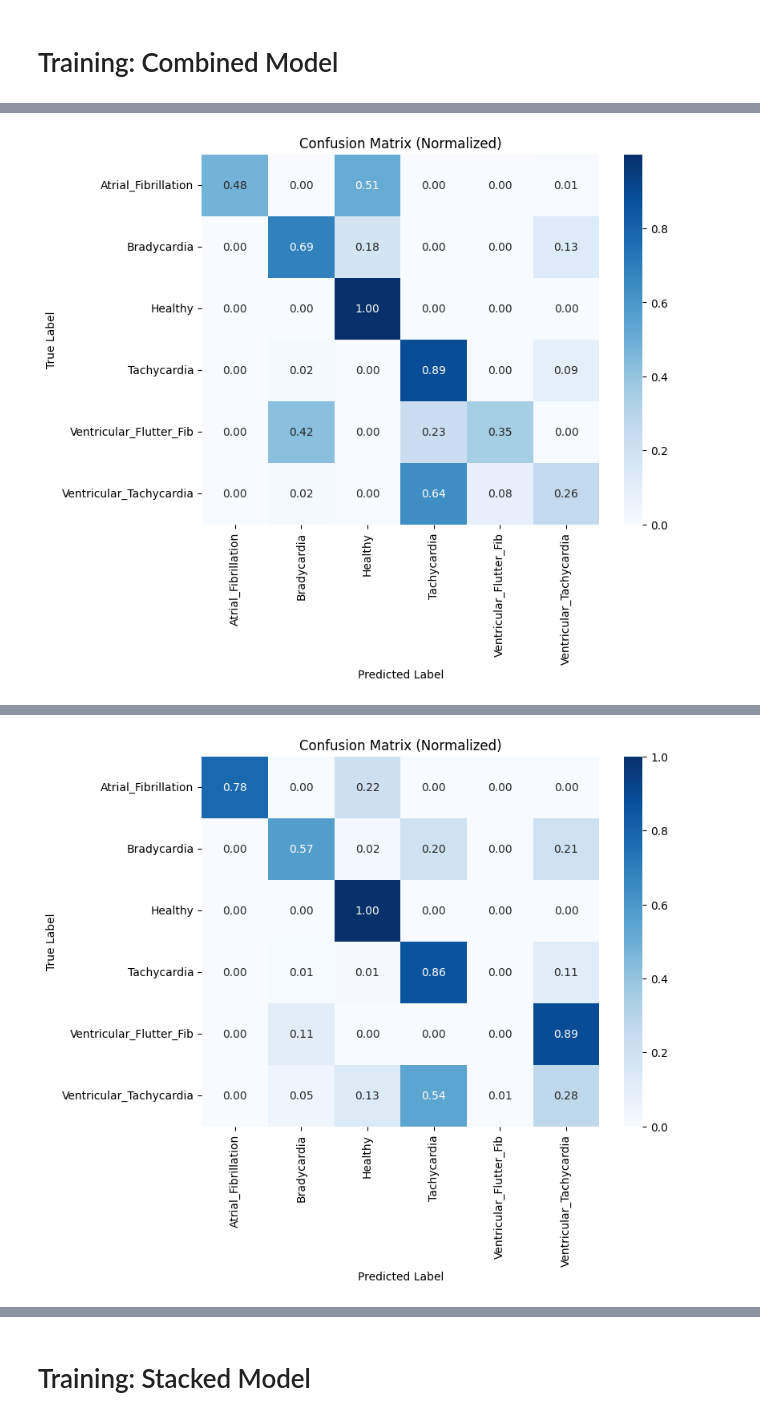
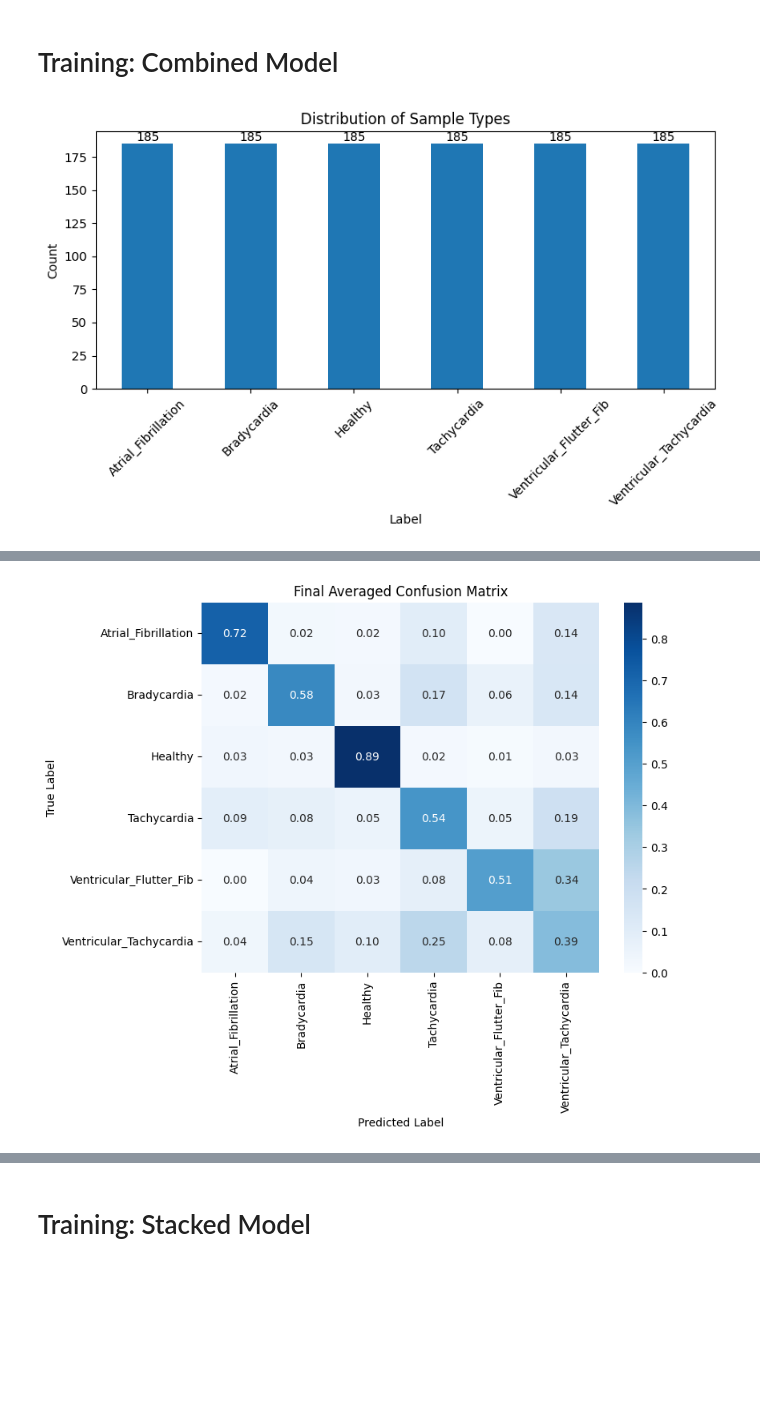
Before and after one commit to sarah-alabdulrazzak/RhythmGuard, a Jupyter notebook: Combined_Models.ipynb, the cells around one changed output, grey strips where cells are left out. Saved outputs shown, nothing was run; the diff lists cells and outputs as text; code cells hidden in the pictures; blank space fills up the shorter version.

Commit message:
Goated confusion matrix

```diff
--- a/Combined_Models.ipynb
+++ b/Combined_Models.ipynb
@@ -120,7 +120,7 @@ def getWaveform(label, index, sampleType, startPoint=0, duration=1024, trueAlarm
 
 def getWaveforms(label, index, sampleType, duration=1024, trueAlarm=1):
     if(label=="Atrial_Fibrillation" or label=="Healthy"):
-        fullWaveform = pd.read_csv(df_filtered.loc[(df_filtered["Label"]==label) & (df_filtered["TrueAlarm"]==trueAlarm), "Path"].values[index])[sampleType].values
+        fullWaveform = standardize(pd.read_csv(df_filtered.loc[(df_filtered["Label"]==label) & (df_filtered["TrueAlarm"]==trueAlarm), "Path"].values[index])[sampleType].values)
         periodsList=[]
         for i in range(int(np.floor(len(fullWaveform)/duration))):
             periodsList.append(fullWaveform[i*duration:(i*duration)+duration])
@@ -130,9 +130,9 @@ def getWaveforms(label, index, sampleType, duration=1024, trueAlarm=1):
         elif(sampleType=="PPG"):
             sampleType="PLETH"
         try:
-            fullWaveform = downsample(pd.read_csv(df_filtered.loc[(df_filtered["Label"]==label) & (df_filtered["TrueAlarm"]==trueAlarm), "Path"].values[index])[sampleType].values)
+            fullWaveform = standardize(downsample(pd.read_csv(df_filtered.loc[(df_filtered["Label"]==label) & (df_filtered["TrueAlarm"]==trueAlarm), "Path"].values[index])[sampleType].values))
         except:
-            fullWaveform = downsample(pd.read_csv(df_filtered.loc[(df_filtered["Label"]==label) & (df_filtered["TrueAlarm"]==trueAlarm), "Path"].values[index])["V"].values)
+            fullWaveform = standardize(downsample(pd.read_csv(df_filtered.loc[(df_filtered["Label"]==label) & (df_filtered["TrueAlarm"]==trueAlarm), "Path"].values[index])["V"].values))
         periodsList=[]
         for i in range(int(np.floor(len(fullWaveform)/duration))):
             periodsList.append(fullWaveform[i*duration:(i*duration)+duration])
@@ -384,43 +384,48 @@ from sklearn.model_selection import GroupKFold
 from sklearn.preprocessing import OneHotEncoder
 import seaborn as sns
 from sklearn.metrics import confusion_matrix, accuracy_score
+from imblearn.under_sampling import RandomUnderSampler
 
-def plot_confusion_matrix(y_true, y_pred, class_names, normalize=True):
-         # Compute confusion matrix
-        cm = confusion_matrix(y_true, y_pred)
+max_num_samples=185
 
-        # Normalize if needed
-        if normalize:
-            cm = cm.astype('float') / cm.sum(axis=1, keepdims=True)
+Xg=samples_df.drop(["Labels"], axis=1)
+y=samples_df["Labels"]
+rus = RandomUnderSampler(random_state=0, sampling_strategy={'Atrial_Fibrillation':max_num_samples, 'Bradycardia':max_num_samples, 'Healthy':max_num_samples, 'Tachycardia':max_num_samples,
+ 'Ventricular_Flutter_Fib':185, 'Ventricular_Tachycardia':max_num_samples})
+Xg, y=rus.fit_resample(Xg, y)
+Xg.reset_index(inplace=True, drop=True)
+y.reset_index(inplace=True, drop=True)
+X=Xg.drop(["Groups"], axis=1)
+groups=Xg["Groups"]
 
-        # Plot the heatmap
-        plt.figure(figsize=(8, 6))
-        sns.heatmap(cm, annot=True, fmt=".2f" if normalize else "d", cmap="Blues",
-                   xticklabels=class_names, yticklabels=class_names)
+# Count the occurrences of each label
+label_counts = y.value_counts()
 
-        plt.xlabel('Predicted Label')
-        plt.ylabel('True Label')
-        plt.title('Confusion Matrix' + (' (Normalized)' if normalize else ''))
-        plt.show()
+# Plot as a bar plot
+label_counts.plot(kind="bar", figsize=(8, 5))
+plt.xlabel("Label")
+plt.ylabel("Count")
+plt.title("Distribution of Sample Types")
+plt.xticks(rotation=45)
+plt.bar_label(plt.gca().containers[0])  # Add count labels on bars
+plt.tight_layout()
+plt.show()
 
-Xy=samples_df.drop(["Groups"], axis=1)
-groups=samples_df["Groups"]
+num_classes=len(samples_df["Labels"].unique())
+accumulated_cm=np.zeros((num_classes, num_classes))
 
 best_score=0
-num_trials=10
+num_trials=20
 
 for i in range(num_trials):
     splitter=GroupShuffleSplit(test_size=0.2, random_state=i)
-    split=splitter.split(Xy, groups=groups)
+    split=splitter.split(X, groups=groups)
     train_inds, test_inds=next(split)
 
-    train = Xy.iloc[train_inds]
-    test = Xy.iloc[test_inds]
-
-    train_X=train.drop(["Labels"], axis=1)
-    test_X=test.drop(["Labels"], axis=1)
-    train_y=train["Labels"]
-    test_y=test["Labels"]
+    train_X=X.iloc[train_inds]
+    test_X=X.iloc[test_inds]
+    train_y=y.iloc[train_inds]
+    test_y=y.iloc[test_inds]
 
     model=RandomForestClassifier(n_estimators=50, min_samples_split=4, min_samples_leaf=5, max_features=7,max_depth=10)
     model.fit(train_X, train_y)
@@ -435,8 +440,20 @@ for i in range(num_trials):
     print(f'Test_Score: {acc:.3f}, Best_Valid_Score: {best_score:.3f}')
     print("\n################################################################\n ")
 
-    plot_confusion_matrix(test_y, yhat, class_names=model.classes_)
+    accumulated_cm += confusion_matrix(test_y, yhat, labels=model.classes_)
+
+final_cm = accumulated_cm.astype('float') / accumulated_cm.sum(axis=1, keepdims=True)
+
+# Plot final confusion matrix
+#plot_confusion_matrix(y_true=test_y, y_pred=yhat, class_names=model.classes_, normalize=False)
+plt.figure(figsize=(8, 6))
+sns.heatmap(final_cm, annot=True, fmt=".2f", cmap="Blues", xticklabels=model.classes_, yticklabels=model.classes_)
+plt.xlabel('Predicted Label')
+plt.ylabel('True Label')
+plt.title('Final Averaged Confusion Matrix')
+plt.show()
 # %% [output]
+[figure, new version]
 ################################################################
 
 STATUS REPORT:
@@ -447 +473,0 @@ Test_Score: 0.820, Best_Valid_Score: 0.820
-[figure, old version]
@@ -455 +474 @@ Test_Score: 0.821, Best_Valid_Score: 0.821
-[figure, old version]
+[figure, new version]
```
Also changed, not shown: parts of 3 cells of this notebook.
